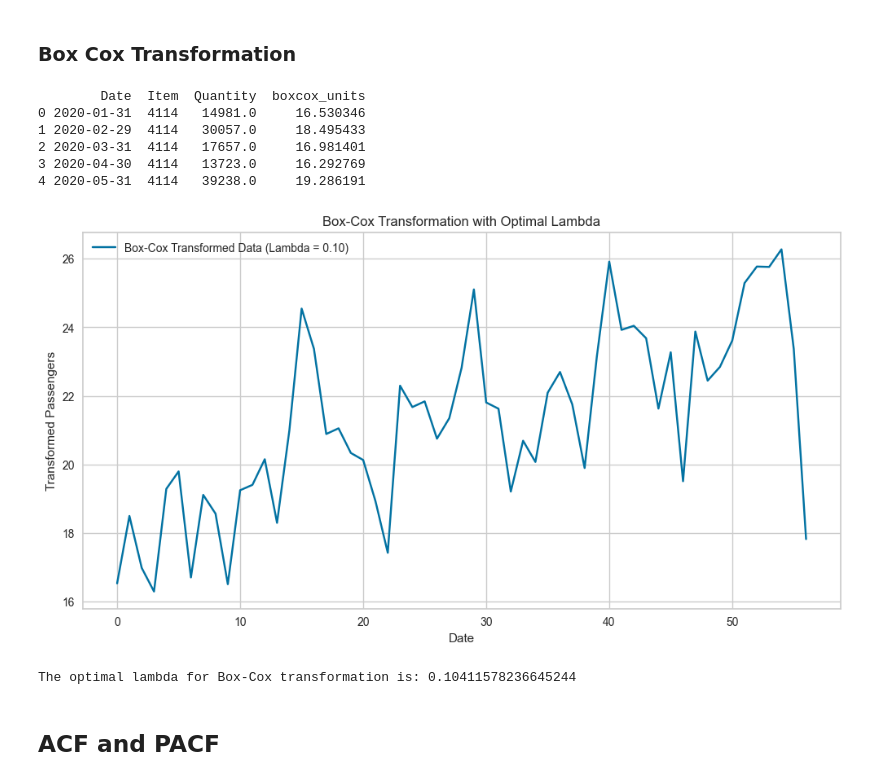
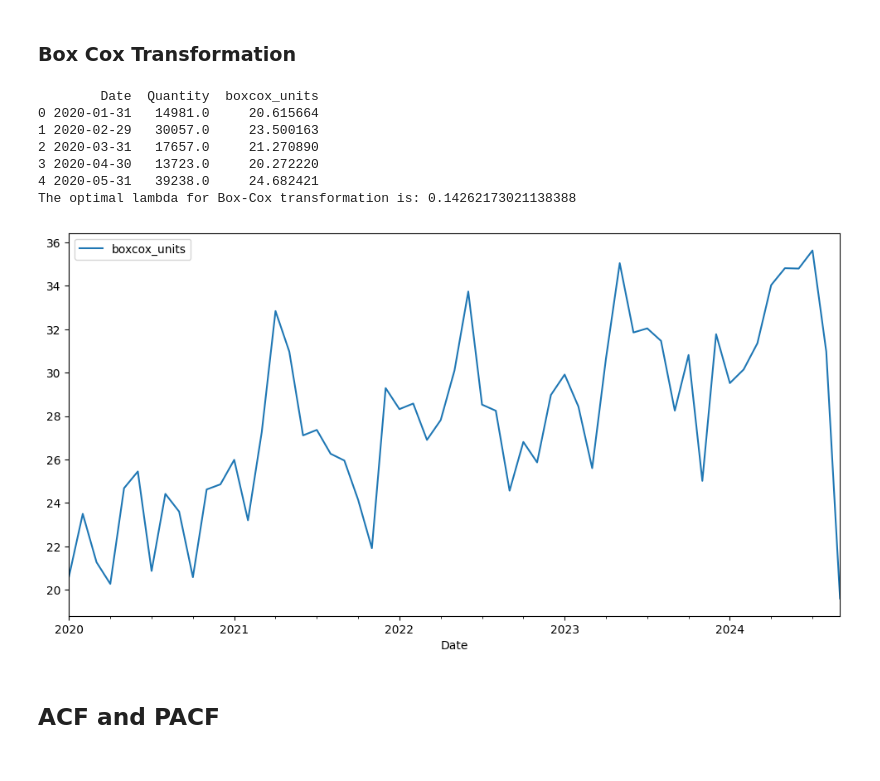
Before and after one commit to claytonshaw/Portfolio, a Jupyter notebook: Work/pycaret_forecasting.ipynb, the cells around one changed output. Saved outputs shown, nothing was run; the diff lists cells and outputs as text; code cells hidden in the pictures.

```diff
--- a/Work/pycaret_forecasting.ipynb
+++ b/Work/pycaret_forecasting.ipynb
@@ -73,29 +68,24 @@ from scipy.stats import boxcox
 # %%
 
 # Apply Box-Cox transformation to find the optimal lambda
 df_item['boxcox_units'] , optimal_lambda = boxcox(df_item.Quantity)
 print(df_item.head())
+box_cox_df = df_item.copy()
 
 # Plot the transformed data with optimal lambda
-plt.figure(figsize=(12, 6))
-plt.plot(df_item.index, df_item['boxcox_units'] , label=f'Box-Cox Transformed Data (Lambda = {optimal_lambda:.2f})')
-plt.title('Box-Cox Transformation with Optimal Lambda')
-plt.xlabel('Date')
-plt.ylabel('Transformed Passengers')
-plt.legend()
-plt.show()
+df_item.plot(x='Date', y='boxcox_units', figsize=(12,6))
 
 # Print the optimal lambda
 print(f'The optimal lambda for Box-Cox transformation is: {optimal_lambda}')
 # %% [output]
-        Date  Item  Quantity  boxcox_units
-0 2020-01-31  4114   14981.0     16.530346
-1 2020-02-29  4114   30057.0     18.495433
-2 2020-03-31  4114   17657.0     16.981401
-3 2020-04-30  4114   13723.0     16.292769
-4 2020-05-31  4114   39238.0     19.286191
+        Date  Quantity  boxcox_units
+0 2020-01-31   14981.0     20.615664
+1 2020-02-29   30057.0     23.500163
+2 2020-03-31   17657.0     21.270890
+3 2020-04-30   13723.0     20.272220
+4 2020-05-31   39238.0     24.682421
+The optimal lambda for Box-Cox transformation is: 0.14262173021138388
-[figure, old version]
+[figure, new version]
-The optimal lambda for Box-Cox transformation is: 0.10411578236645244
 # %% [markdown]
 ## ACF and PACF
 # %%
```
Also changed, not shown: parts of 24 cells of this notebook.
